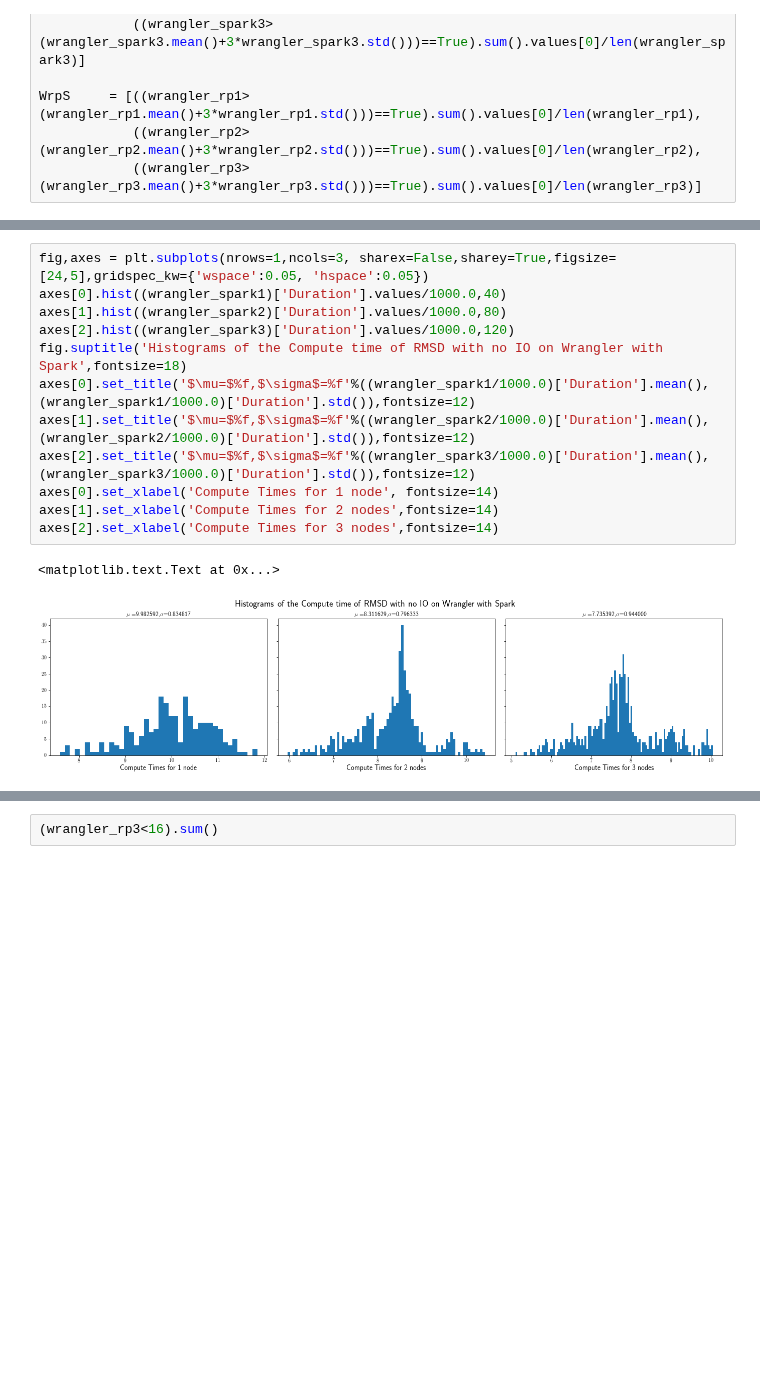
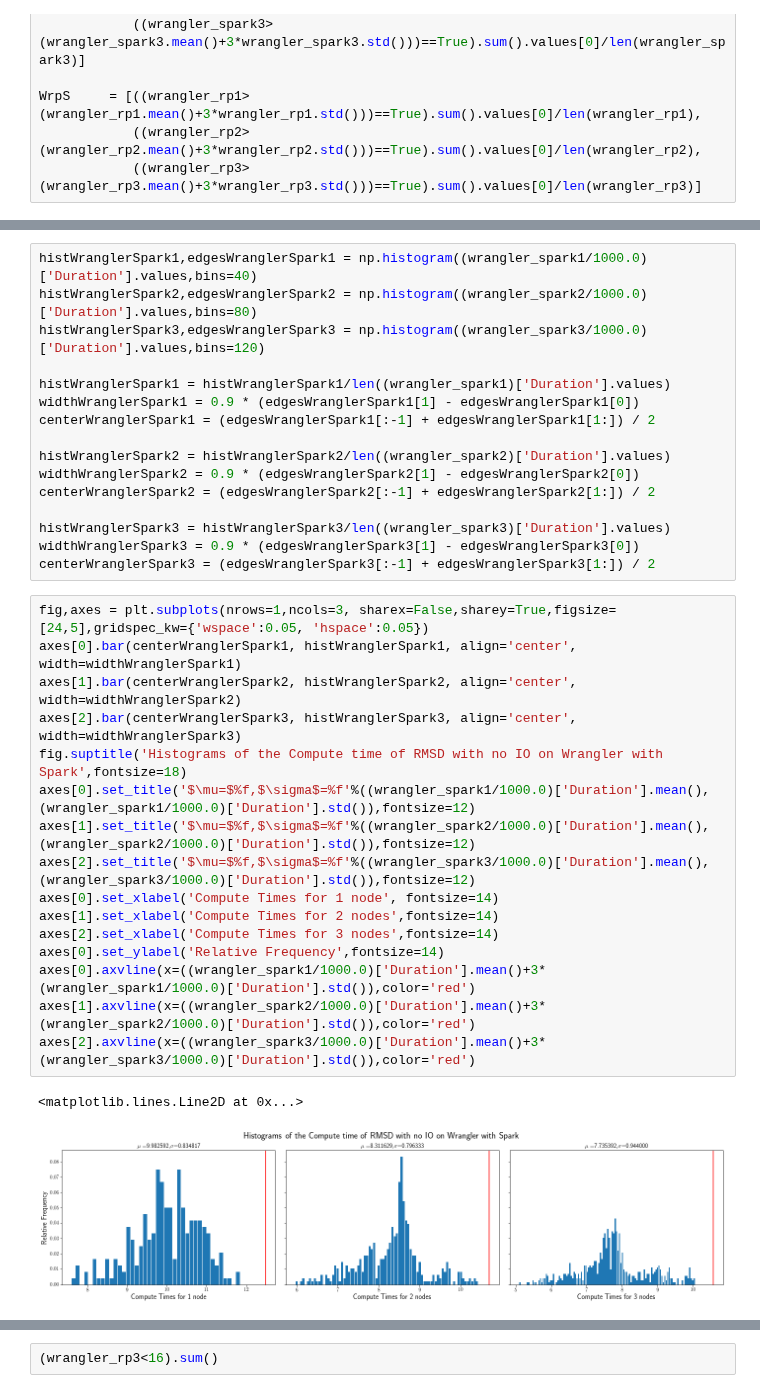
Before and after one commit to radical-experiments/midas_exps, a Jupyter notebook: RMSD-MDAnalysis/ComputeStragglersFrequencyNoIO.ipynb, the cells around one changed output, grey strips where cells are left out. Saved outputs shown, nothing was run; the diff lists cells and outputs as text; blank space fills up the shorter version.

```diff
--- a/RMSD-MDAnalysis/ComputeStragglersFrequencyNoIO.ipynb
+++ b/RMSD-MDAnalysis/ComputeStragglersFrequencyNoIO.ipynb
@@ -212,15 +378,35 @@ axes[2].set_xlabel('Compute Times for 3 nodes',fontsize=14)
+# %%
+histWranglerSpark1,edgesWranglerSpark1 = np.histogram((wrangler_spark1/1000.0)['Duration'].values,bins=40)
+histWranglerSpark2,edgesWranglerSpark2 = np.histogram((wrangler_spark2/1000.0)['Duration'].values,bins=80)
+histWranglerSpark3,edgesWranglerSpark3 = np.histogram((wrangler_spark3/1000.0)['Duration'].values,bins=120)
+
+histWranglerSpark1 = histWranglerSpark1/len((wrangler_spark1)['Duration'].values)
+widthWranglerSpark1 = 0.9 * (edgesWranglerSpark1[1] - edgesWranglerSpark1[0])
+centerWranglerSpark1 = (edgesWranglerSpark1[:-1] + edgesWranglerSpark1[1:]) / 2
+
+histWranglerSpark2 = histWranglerSpark2/len((wrangler_spark2)['Duration'].values)
+widthWranglerSpark2 = 0.9 * (edgesWranglerSpark2[1] - edgesWranglerSpark2[0])
+centerWranglerSpark2 = (edgesWranglerSpark2[:-1] + edgesWranglerSpark2[1:]) / 2
+
+histWranglerSpark3 = histWranglerSpark3/len((wrangler_spark3)['Duration'].values)
+widthWranglerSpark3 = 0.9 * (edgesWranglerSpark3[1] - edgesWranglerSpark3[0])
+centerWranglerSpark3 = (edgesWranglerSpark3[:-1] + edgesWranglerSpark3[1:]) / 2
 # %%
 fig,axes = plt.subplots(nrows=1,ncols=3, sharex=False,sharey=True,figsize=[24,5],gridspec_kw={'wspace':0.05, 'hspace':0.05})
-axes[0].hist((wrangler_spark1)['Duration'].values/1000.0,40)
-axes[1].hist((wrangler_spark2)['Duration'].values/1000.0,80)
-axes[2].hist((wrangler_spark3)['Duration'].values/1000.0,120)
+axes[0].bar(centerWranglerSpark1, histWranglerSpark1, align='center', width=widthWranglerSpark1)
+axes[1].bar(centerWranglerSpark2, histWranglerSpark2, align='center', width=widthWranglerSpark2)
+axes[2].bar(centerWranglerSpark3, histWranglerSpark3, align='center', width=widthWranglerSpark3)
 fig.suptitle('Histograms of the Compute time of RMSD with no IO on Wrangler with Spark',fontsize=18)
 axes[0].set_title('$\mu=$%f,$\sigma$=%f'%((wrangler_spark1/1000.0)['Duration'].mean(),(wrangler_spark1/1000.0)['Duration'].std()),fontsize=12)
 axes[1].set_title('$\mu=$%f,$\sigma$=%f'%((wrangler_spark2/1000.0)['Duration'].mean(),(wrangler_spark2/1000.0)['Duration'].std()),fontsize=12)
 axes[2].set_title('$\mu=$%f,$\sigma$=%f'%((wrangler_spark3/1000.0)['Duration'].mean(),(wrangler_spark3/1000.0)['Duration'].std()),fontsize=12)
 axes[0].set_xlabel('Compute Times for 1 node', fontsize=14)
 axes[1].set_xlabel('Compute Times for 2 nodes',fontsize=14)
 axes[2].set_xlabel('Compute Times for 3 nodes',fontsize=14)
+axes[0].set_ylabel('Relative Frequency',fontsize=14)
+axes[0].axvline(x=((wrangler_spark1/1000.0)['Duration'].mean()+3*(wrangler_spark1/1000.0)['Duration'].std()),color='red')
+axes[1].axvline(x=((wrangler_spark2/1000.0)['Duration'].mean()+3*(wrangler_spark2/1000.0)['Duration'].std()),color='red')
+axes[2].axvline(x=((wrangler_spark3/1000.0)['Duration'].mean()+3*(wrangler_spark3/1000.0)['Duration'].std()),color='red')
 # %% [output]
-<matplotlib.text.Text at 0x...>
+<matplotlib.lines.Line2D at 0x...>
-[figure, old version]
+[figure, new version]
```
Also changed, not shown: parts of 20 cells of this notebook, 1 other file.
